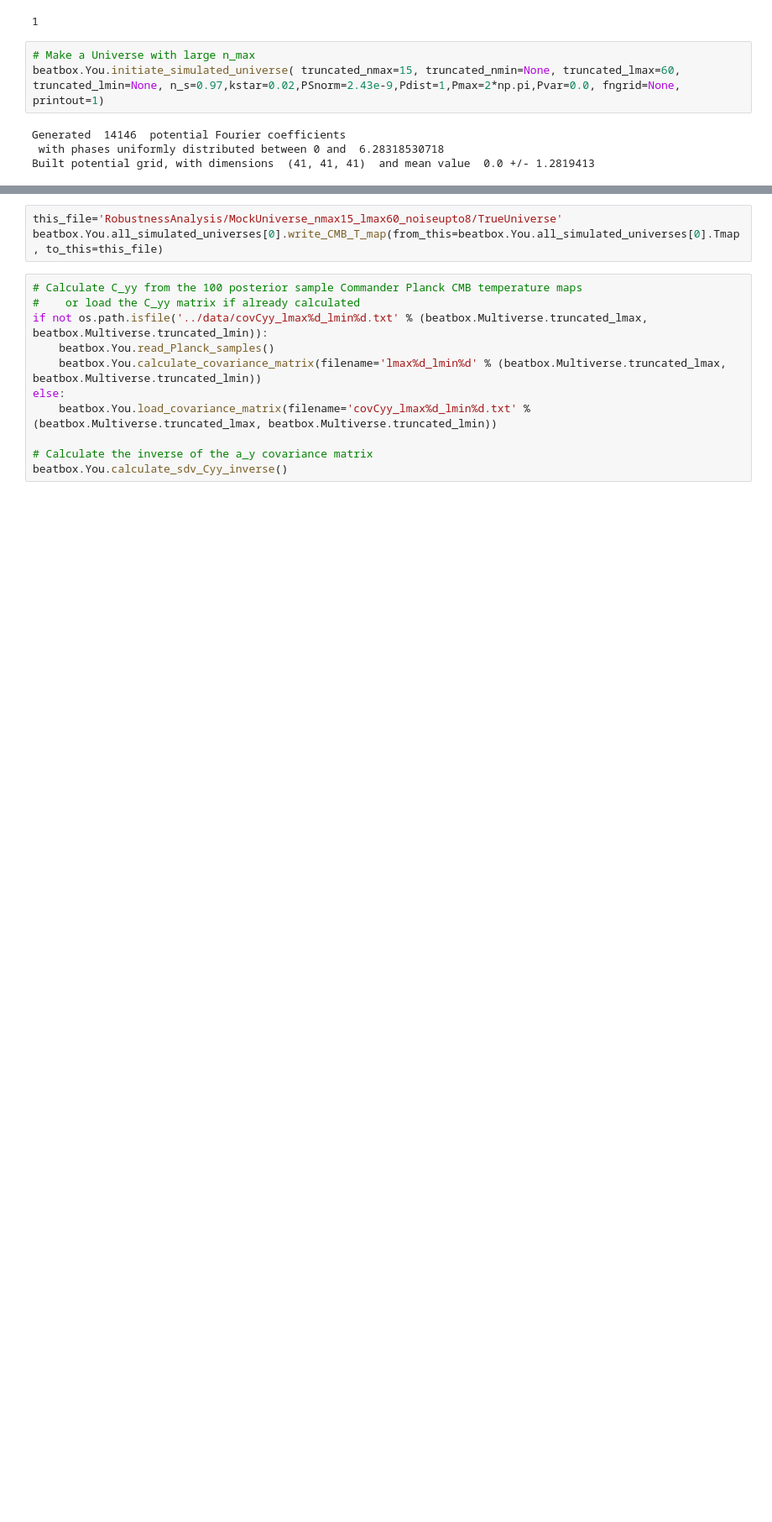
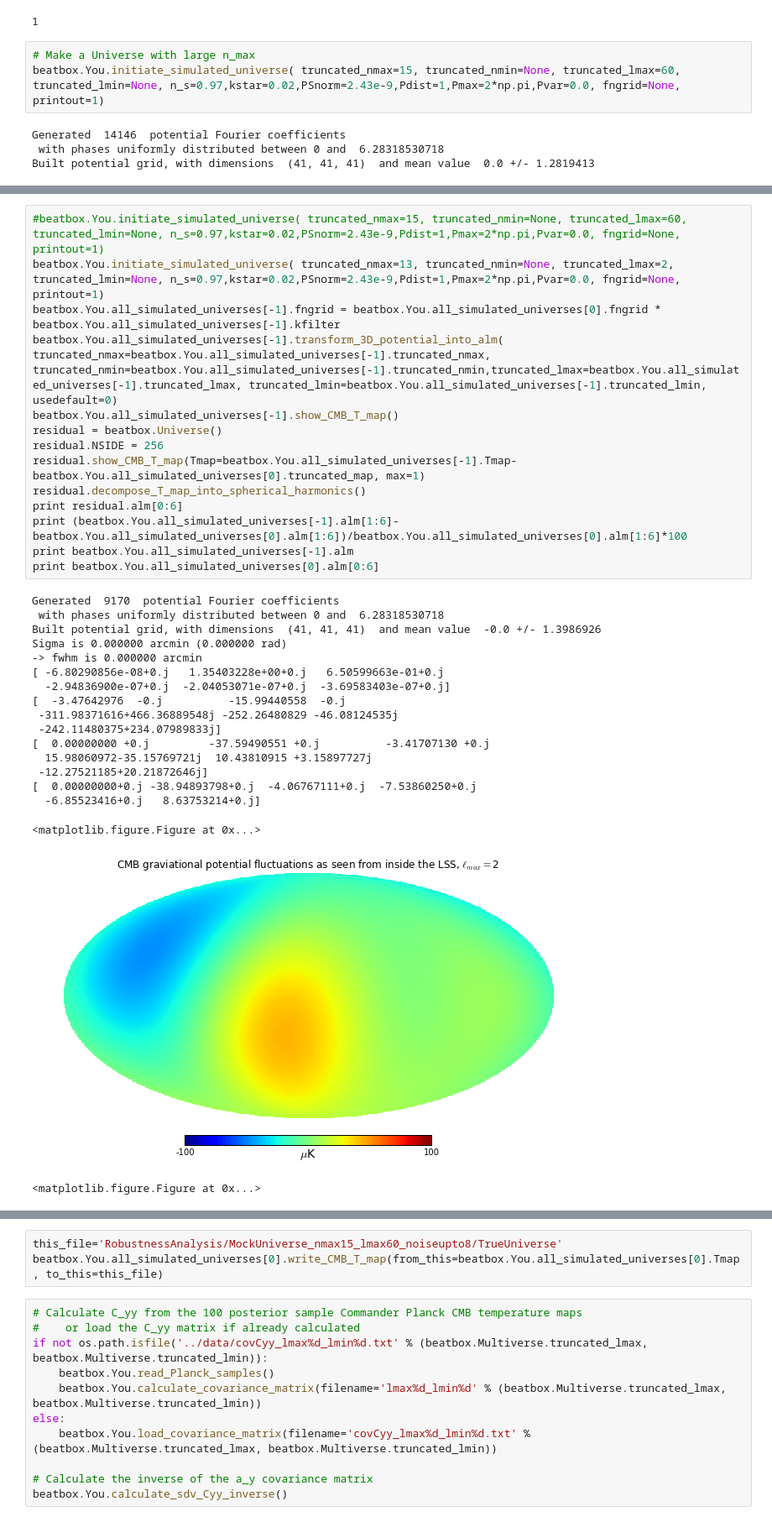
Before and after one commit to LaurencePeanuts/Music, a Jupyter notebook: Scripts/RecAnalysis_largeN.ipynb, the cells around one changed output, grey strips where cells are left out. Shown at 84% size. Saved outputs shown, nothing was run; the diff lists cells and outputs as text; blank space fills up the shorter version.

```diff
--- a/Scripts/RecAnalysis_largeN.ipynb
+++ b/Scripts/RecAnalysis_largeN.ipynb
@@ -17,0 +37,33 @@ beatbox.You.all_simulated_universes[0].show_CMB_T_map()
+# %%
+#beatbox.You.initiate_simulated_universe( truncated_nmax=15, truncated_nmin=None, truncated_lmax=60, truncated_lmin=None, n_s=0.97,kstar=0.02,PSnorm=2.43e-9,Pdist=1,Pmax=2*np.pi,Pvar=0.0, fngrid=None, printout=1)
+beatbox.You.initiate_simulated_universe( truncated_nmax=13, truncated_nmin=None, truncated_lmax=2, truncated_lmin=None, n_s=0.97,kstar=0.02,PSnorm=2.43e-9,Pdist=1,Pmax=2*np.pi,Pvar=0.0, fngrid=None, printout=1)
+beatbox.You.all_simulated_universes[-1].fngrid = beatbox.You.all_simulated_universes[0].fngrid * beatbox.You.all_simulated_universes[-1].kfilter
+beatbox.You.all_simulated_universes[-1].transform_3D_potential_into_alm( truncated_nmax=beatbox.You.all_simulated_universes[-1].truncated_nmax, truncated_nmin=beatbox.You.all_simulated_universes[-1].truncated_nmin,truncated_lmax=beatbox.You.all_simulated_universes[-1].truncated_lmax, truncated_lmin=beatbox.You.all_simulated_universes[-1].truncated_lmin, usedefault=0)
+beatbox.You.all_simulated_universes[-1].show_CMB_T_map()
+residual = beatbox.Universe()
+residual.NSIDE = 256
+residual.show_CMB_T_map(Tmap=beatbox.You.all_simulated_universes[-1].Tmap-beatbox.You.all_simulated_universes[0].truncated_map, max=1)
+residual.decompose_T_map_into_spherical_harmonics()
+print residual.alm[0:6]
+print (beatbox.You.all_simulated_universes[-1].alm[1:6]-beatbox.You.all_simulated_universes[0].alm[1:6])/beatbox.You.all_simulated_universes[0].alm[1:6]*100
+print beatbox.You.all_simulated_universes[-1].alm
+print beatbox.You.all_simulated_universes[0].alm[0:6]
+# %% [output]
+Generated  9170  potential Fourier coefficients
+ with phases uniformly distributed between 0 and  6.28318530718
+Built potential grid, with dimensions  (41, 41, 41)  and mean value  -0.0 +/- 1.3986926
+Sigma is 0.000000 arcmin (0.000000 rad)
+-> fwhm is 0.000000 arcmin
+[ -6.80290856e-08+0.j   1.35403228e+00+0.j   6.50599663e-01+0.j
+  -2.94836900e-07+0.j  -2.04053071e-07+0.j  -3.69583403e-07+0.j]
+[  -3.47642976  -0.j          -15.99440558  -0.j
+ -311.98371616+466.36889548j -252.26480829 -46.08124535j
+ -242.11480375+234.07989833j]
+[  0.00000000 +0.j         -37.59490551 +0.j          -3.41707130 +0.j
+  15.98060972-35.15769721j  10.43810915 +3.15897727j
+ -12.27521185+20.21872646j]
+[  0.00000000+0.j -38.94893798+0.j  -4.06767111+0.j  -7.53860250+0.j
+  -6.85523416+0.j   8.63753214+0.j]
+<matplotlib.figure.Figure at 0x...>
+[figure, added]
+<matplotlib.figure.Figure at 0x...>
```
Also changed, not shown: parts of 27 cells of this notebook, 5 other files.
